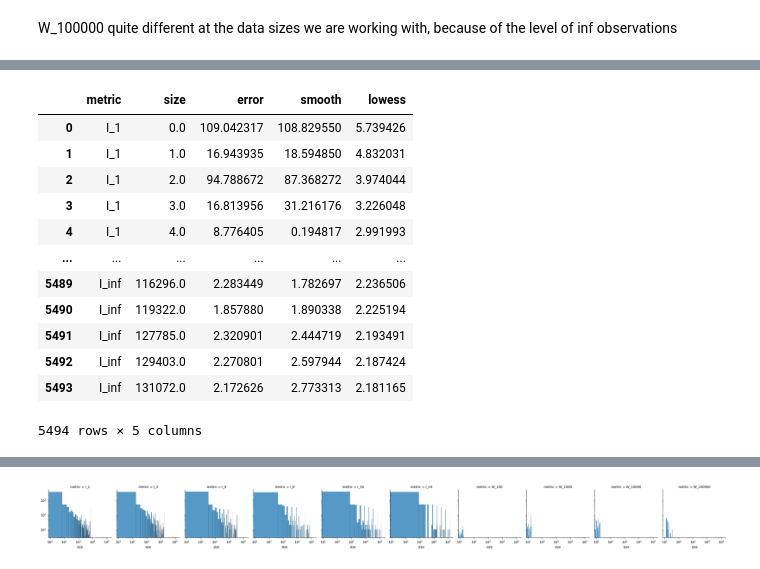
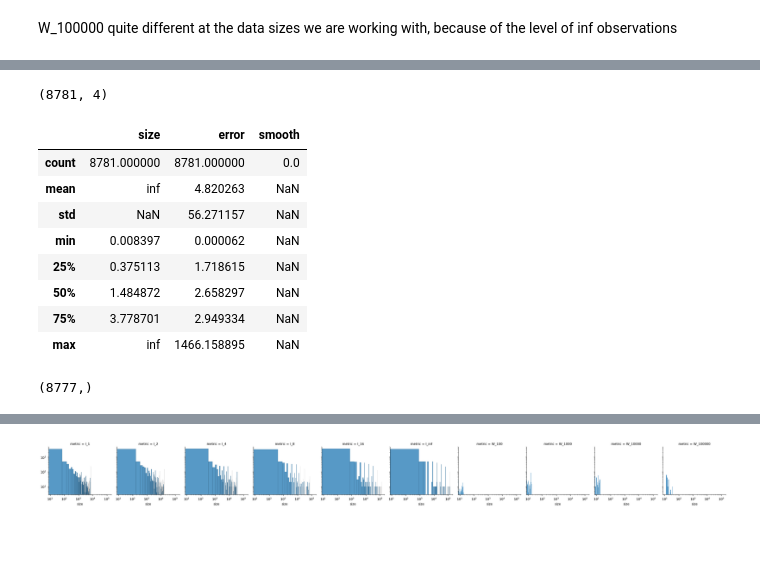
Before and after one commit to Indicative-Data-Science/samplesize, a Jupyter notebook: paper/sample_size.ipynb, the cells around one changed output, grey strips where cells are left out. Cells and saved outputs as stored; diff of their text form; code cells hidden in the pictures; blank space fills up the shorter version.

```diff
--- a/paper/sample_size.ipynb
+++ b/paper/sample_size.ipynb
@@ -57,32 +79,35 @@ plt.xscale('log')
+# %%
+I=samples_long[samples_long.metric.str.startswith('W')].dropna(axis=0).groupby(['metric','size'], as_index=False).error.agg(lambda x: (np.sum(x**2)/len(x))**0.5)
+a=[]
+for _,g in I.groupby('metric'):
+    b=interpolate.UnivariateSpline(g['size'], g['error'],k=3,s=2000)
+    #b=interpolate.LSQUnivariateSpline(g['size'], g['error'],k=3,t=[100,1000])
+    new_error=b(g['size'],nu=0)
+    a.extend(new_error)
+I['smooth']=a
+I.shape
+# %% [output]
+(8781, 4)
+# %%
+I.describe()
+# %% [output]
+|  | size | error | smooth |
+| count | 8781.000000 | 8781.000000 | 0.0 |
+| mean | inf | 4.820263 | NaN |
+| std | NaN | 56.271157 | NaN |
+| min | 0.008397 | 0.000062 | NaN |
+| 25% | 0.375113 | 1.718615 | NaN |
+| 50% | 1.484872 | 2.658297 | NaN |
+| 75% | 3.778701 | 2.949334 | NaN |
+| max | inf | 1466.158895 | NaN |
 # %%
-from scipy import interpolate
-I=samples_long[samples_long.metric.str.startswith('I')].groupby(['metric','size'], as_index=False).error.agg(lambda x: (np.sum(x**2)/len(x))**0.5)
-a=[]
-for _,g in I.groupby('metric'):
-    b=interpolate.UnivariateSpline(g['size'], g['error'],k=3,s=2000)
-    new_error=b(g['size'],nu=0)
-    a.extend(new_error)
-I['smooth']=a
+
 df=[]
-for _,g in samples_long[samples_long.metric.str.startswith('I')].groupby('metric'):
-    o=np.unique(sm.nonparametric.lowess(g['error'].values,g['size'].values,frac=0.25),axis=0)[:,1]
+for _,g in samples_long[samples_long.metric.str.startswith('W')].groupby('metric'):
+    o=np.unique(sm.nonparametric.lowess(g['error'].values,g['size'].values,frac=0.20),axis=0)[:,1]
     df.extend(o)
     # df=pd.DataFrame(sm.nonparametric.lowess(g['error'].values,g['size'].values,frac=0.25)).drop_duplicates()
     # df.columns=(["size",'error'])
-I['lowess']=np.array(df)
+np.array(df).shape
+# %% [output]
+(8777,)
-# %%
-I
-# %% [output]
-|  | metric | size | error | smooth | lowess |
-| 0 | I_1 | 0.0 | 109.042317 | 108.829550 | 5.739426 |
-| 1 | I_1 | 1.0 | 16.943935 | 18.594850 | 4.832031 |
-| 2 | I_1 | 2.0 | 94.788672 | 87.368272 | 3.974044 |
-| 3 | I_1 | 3.0 | 16.813956 | 31.216176 | 3.226048 |
-| 4 | I_1 | 4.0 | 8.776405 | 0.194817 | 2.991993 |
-| ... | ... | ... | ... | ... | ... |
-| 5489 | I_inf | 116296.0 | 2.283449 | 1.782697 | 2.236506 |
-| 5490 | I_inf | 119322.0 | 1.857880 | 1.890338 | 2.225194 |
-| 5491 | I_inf | 127785.0 | 2.320901 | 2.444719 | 2.193491 |
-| 5492 | I_inf | 129403.0 | 2.270801 | 2.597944 | 2.187424 |
-| 5493 | I_inf | 131072.0 | 2.172626 | 2.773313 | 2.181165 |
-5494 rows × 5 columns
```
Also changed, not shown: parts of 17 cells of this notebook, 1 other file.
